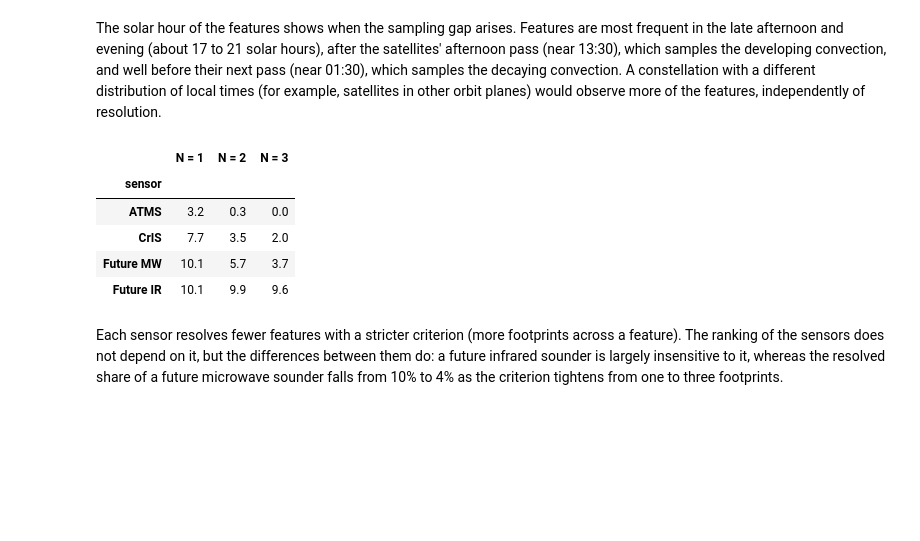
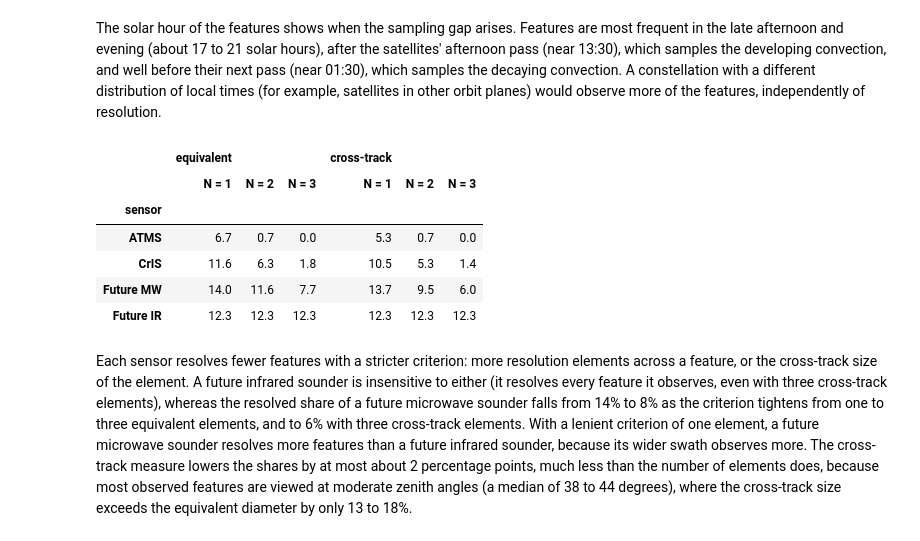
Before and after one commit to code-lab-org/tatc, a Jupyter notebook: docs/examples/RunOSSEMonsoon.ipynb, the cells around one changed output. Cells and saved outputs as stored; diff of their text form; code cells hidden in the pictures; blank space fills up the shorter version.

```diff
--- a/docs/examples/RunOSSEMonsoon.ipynb
+++ b/docs/examples/RunOSSEMonsoon.ipynb
@@ -102,7 +102,7 @@ from skyfield.api import wgs84
 from tatc.constants import EARTH_MEAN_RADIUS, de421, timescale
 
 THRESHOLD = 5.67037e-8 * 220**4  # W m-2, the upwelling longwave flux of a 220 K blackbody
-MIN_CELLS = 2  # smaller features are not resolved by the Nature Run
+EFFECTIVE_RESOLUTION_KM = 4 * 7  # km, several grid spacings (Gelaro et al., 2015); smaller features are not resolved
 
 lon, lat = nature.lon.values, nature.lat.values
 lon2d, lat2d = np.meshgrid(lon, lat)
@@ -141,9 +141,9 @@ for frame in range(n_frames):
         polygons.append(shapely.union_all(cluster))
 
 features = gpd.GeoDataFrame(records, geometry=polygons, crs="EPSG:4326")
-features = features[features.n_cells >= MIN_CELLS].reset_index(drop=True)
+features["diameter_km"] = np.sqrt(4 * features.area_km2 / np.pi)  # of a circle of equal area
+features = features[features.diameter_km >= EFFECTIVE_RESOLUTION_KM].reset_index(drop=True)
 features["time"] = start + features.frame * frame_duration
-features["diameter_km"] = np.sqrt(4 * features.area_km2 / np.pi)  # of a circle of equal area
 # solar hour at the feature (hour angle of the Sun plus 12 hours) at the middle of the frame, in the Nature Run's year
 solar_time = timescale.from_datetimes([nature_start + (frame + 0.5) * frame_duration for frame in features.frame])
 features["solar_hour"] = (
@@ -230,6 +230,9 @@ satellites = [
 ]
 
 REFERENCE_RANGE_KM = 830  # nominal slant range at nadir (altitude), at which the nominal resolutions apply
+# angular spacing (deg) of the samples of each scan, fitted to NOAA-20 data in the validation notebooks: the ATMS scan
+# positions and the pitch of the CrIS 3 x 3 array of views
+SAMPLING_DEG = {"ATMS": scans["ATMS"]["spacing"], "CrIS": 1.092}
 # sensors: the scan (swath) they share, their horizontal resolution at nadir (km), and vertical resolution (m)
 sensors = pd.DataFrame(
     [
@@ -239,5 +242,8 @@ sensors = pd.DataFrame(
         {"sensor": "Future IR", "swath": "CrIS", "horizontal_km": 3, "vertical_m": 150},
     ]
 ).set_index("sensor")
-sensors
+# sample spacing at nadir (km): that of the heritage sensor, scaled for the future sensors in proportion to their footprint
+heritage_km = sensors.horizontal_km[sensors.swath].values
+sensors["sampling_km"] = REFERENCE_RANGE_KM * np.radians(sensors.swath.map(SAMPLING_DEG)) * sensors.horizontal_km / heritage_km
+sensors.round(1)
 # %% [output]
@@ -363,9 +392,9 @@ The figure shows one frame, the one with the most features observed by ATMS that
 import cartopy.crs as ccrs
 import cartopy.feature as cfeature
 
-# the frame, of those with features, with the largest number of unobserved features and the most observed features
-frame_counts = results[results.sensor == "ATMS"].groupby("frame")["observed"].agg(["sum", "size"])
-example = (frame_counts["sum"] * (frame_counts["size"] - frame_counts["sum"])).idxmax()
+# the frame with the most features whose status (not observed, observed, or resolved) differs between the sensors
+status = results.observed.astype(int) + results.resolved.astype(int)
+example = (status.groupby([results.frame, results.feature]).nunique() > 1).groupby("frame").sum().idxmax()
 example_time = start + example * frame_duration
 STATUS = {"not observed": "#d9d8d3", "observed, not resolved": "#eb6834", "resolved": "#2a78d6"}
 
@@ -431,8 +462,8 @@ SENSOR_COLORS = {"ATMS": BLUE, "Future MW": ORANGE, "CrIS": AQUA, "Future IR": I
 SENSOR_STYLES = {"ATMS": "-", "Future MW": "--", "CrIS": "-", "Future IR": "--"}
 plt.rcParams.update({"axes.spines.top": False, "axes.spines.right": False, "axes.grid": True, "grid.color": "#e6e5e0", "grid.linewidth": 0.6})
 
-edges = np.array([0, 16, 32, 64, 128, np.inf])
-labels = ["<16", "16-32", "32-64", "64-128", ">128"]
+edges = np.array([EFFECTIVE_RESOLUTION_KM, 40, 56, 80, 112, np.inf])
+labels = [f"{EFFECTIVE_RESOLUTION_KM}-40", "40-56", "56-80", "80-112", ">112"]
 results["size_class"] = pd.cut(results.diameter_km, edges, labels=labels, right=False)
 by_size = results.groupby(["sensor", "size_class"], observed=False).resolved.mean().unstack().loc[sensors.index] * 100
 counts = results[results.sensor == "ATMS"].groupby("size_class", observed=False).size()
@@ -480,25 +511,26 @@ plt.show()
 # %% [markdown]
 The solar hour of the features shows when the sampling gap arises. Features are most frequent in the late afternoon and evening (about 17 to 21 solar hours), after the satellites' afternoon pass (near 13:30), which samples the developing convection, and well before their next pass (near 01:30), which samples the decaying convection. A constellation with a different distribution of local times (for example, satellites in other orbit planes) would observe more of the features, independently of resolution.
 # %%
-# sensitivity to the resolution criterion: the share of features resolved if their diameter must be at least N footprints
+# sensitivity to the resolution criterion: the share of features resolved if their viewed part must span at least N
+# resolution elements, of either size
 sensitivity = pd.DataFrame(
     {
-        f"N = {n}": results.groupby("sensor").apply(
-            lambda r: 100 * (r.observed & (r.diameter_km >= n * r.footprint_km)).mean(), include_groups=False
-        )
+        (axis, f"N = {n}"): results.groupby("sensor")[f"elements ({axis})"].apply(lambda r: 100 * (r >= n).mean())
+        for axis in AXES
         for n in (1, 2, 3)
     }
 ).loc[sensors.index]
 sensitivity.round(1)
 # %% [output]
-|  | N = 1 | N = 2 | N = 3 |
-| sensor |  |  |  |
-| ATMS | 3.2 | 0.3 | 0.0 |
-| CrIS | 7.7 | 3.5 | 2.0 |
-| Future MW | 10.1 | 5.7 | 3.7 |
-| Future IR | 10.1 | 9.9 | 9.6 |
+|  | equivalent |  |  | cross-track |  |  |
+|  | N = 1 | N = 2 | N = 3 | N = 1 | N = 2 | N = 3 |
+| sensor |  |  |  |  |  |  |
+| ATMS | 6.7 | 0.7 | 0.0 | 5.3 | 0.7 | 0.0 |
+| CrIS | 11.6 | 6.3 | 1.8 | 10.5 | 5.3 | 1.4 |
+| Future MW | 14.0 | 11.6 | 7.7 | 13.7 | 9.5 | 6.0 |
+| Future IR | 12.3 | 12.3 | 12.3 | 12.3 | 12.3 | 12.3 |
 # %% [markdown]
-Each sensor resolves fewer features with a stricter criterion (more footprints across a feature). The ranking of the sensors does not depend on it, but the differences between them do: a future infrared sounder is largely insensitive to it, whereas the resolved share of a future microwave sounder falls from 10% to 4% as the criterion tightens from one to three footprints.
+Each sensor resolves fewer features with a stricter criterion: more resolution elements across a feature, or the cross-track size of the element. A future infrared sounder is insensitive to either (it resolves every feature it observes, even with three cross-track elements), whereas the resolved share of a future microwave sounder falls from 14% to 8% as the criterion tightens from one to three equivalent elements, and to 6% with three cross-track elements. With a lenient criterion of one element, a future microwave sounder resolves more features than a future infrared sounder, because its wider swath observes more. The cross-track measure lowers the shares by at most about 2 percentage points, much less than the number of elements does, because most observed features are viewed at moderate zenith angles (a median of 38 to 44 degrees), where the cross-track size exceeds the equivalent diameter by only 13 to 18%.
 # %% [markdown]
 ## Limitations
 
```
Also changed, not shown: parts of 16 cells of this notebook.
